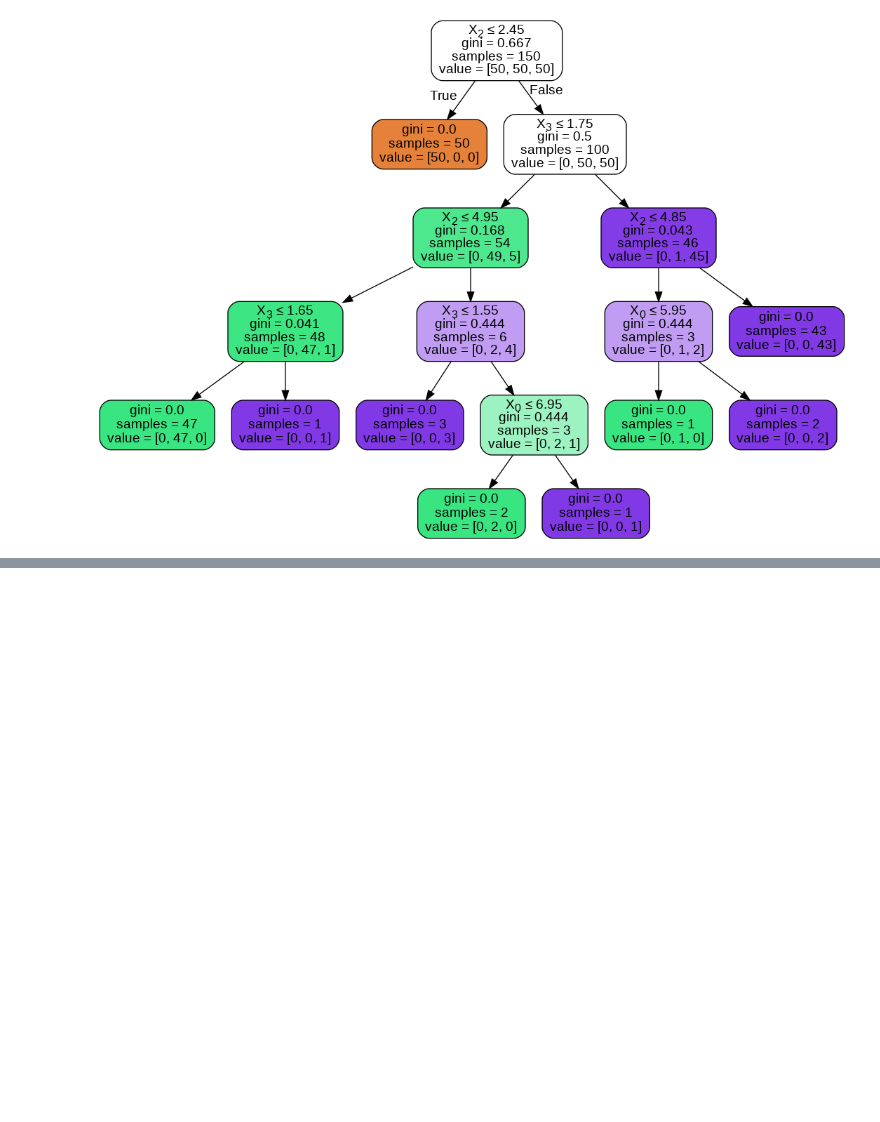
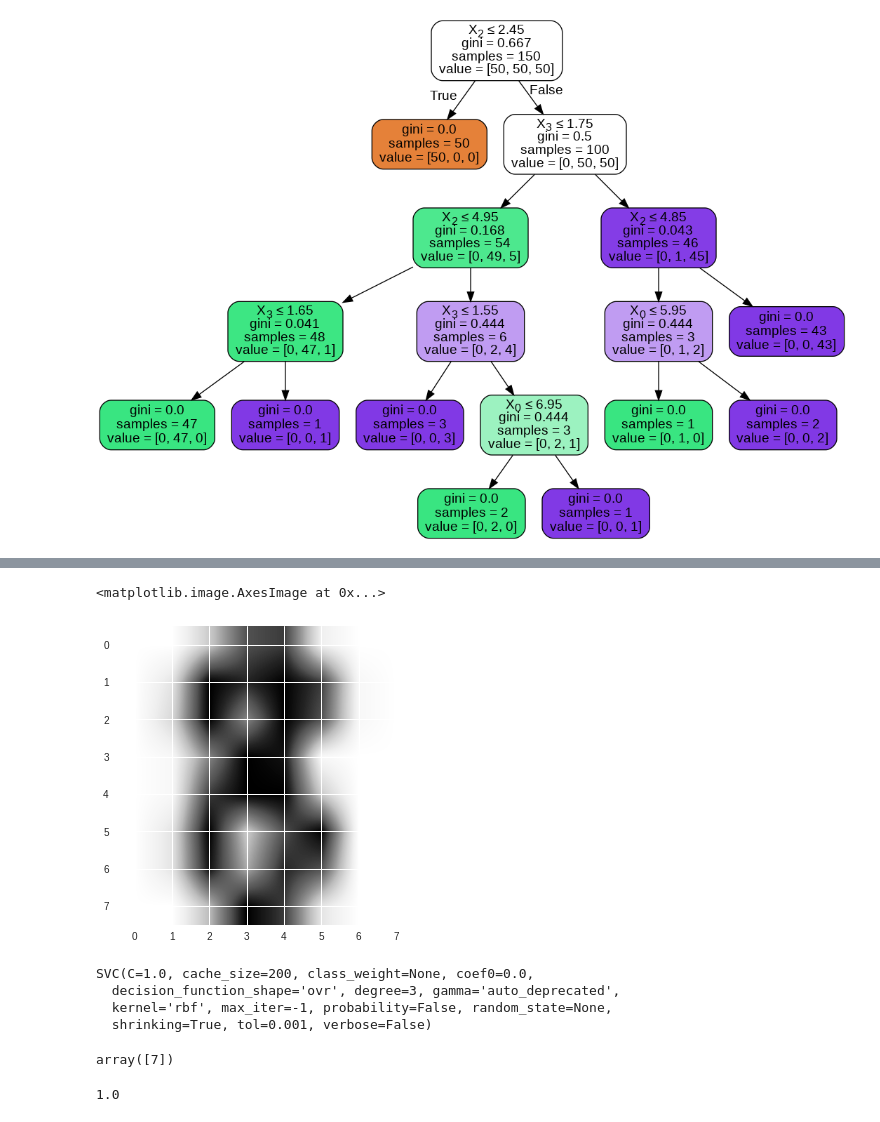
Before and after one commit to tjwei/NDHU_AM1130, a Jupyter notebook: sklearn.ipynb, the cells around one changed output, grey strips where cells are left out. Cells and saved outputs as stored; diff of their text form; code cells hidden in the pictures; blank space fills up the shorter version.

```diff
--- a/sklearn.ipynb
+++ b/sklearn.ipynb
@@ -164,3 +164,5 @@ graph = pydotplus.graph_from_dot_data(dot_data.getvalue())
 Image(graph.create_png())
 # %% [output]
 [figure]
+# %%
+data = datasets.load_digits()
@@ -166,0 +191,9 @@ Image(graph.create_png())
+# %%
+X = data['data']
+# %%
+Ximgs = X.reshape((-1,8,8))
+# %%
+plt.imshow(Ximgs[138], interpolation='bilinear')
+# %% [output]
+<matplotlib.image.AxesImage at 0x...>
+[figure, added]
@@ -166,0 +202,11 @@ Image(graph.create_png())
+# %%
+clf.fit(X, y)
+# %% [output]
+SVC(C=1.0, cache_size=200, class_weight=None, coef0=0.0,
+  decision_function_shape='ovr', degree=3, gamma='auto_deprecated',
+  kernel='rbf', max_iter=-1, probability=False, random_state=None,
+  shrinking=True, tol=0.001, verbose=False)
+# %%
+clf.predict([X[137]])
+# %% [output]
+array([7])
@@ -166,0 +215,4 @@ Image(graph.create_png())
+# %%
+(pred_y ==y).mean()
+# %% [output]
+1.0
```
Also changed, not shown: parts of 10 cells of this notebook.
